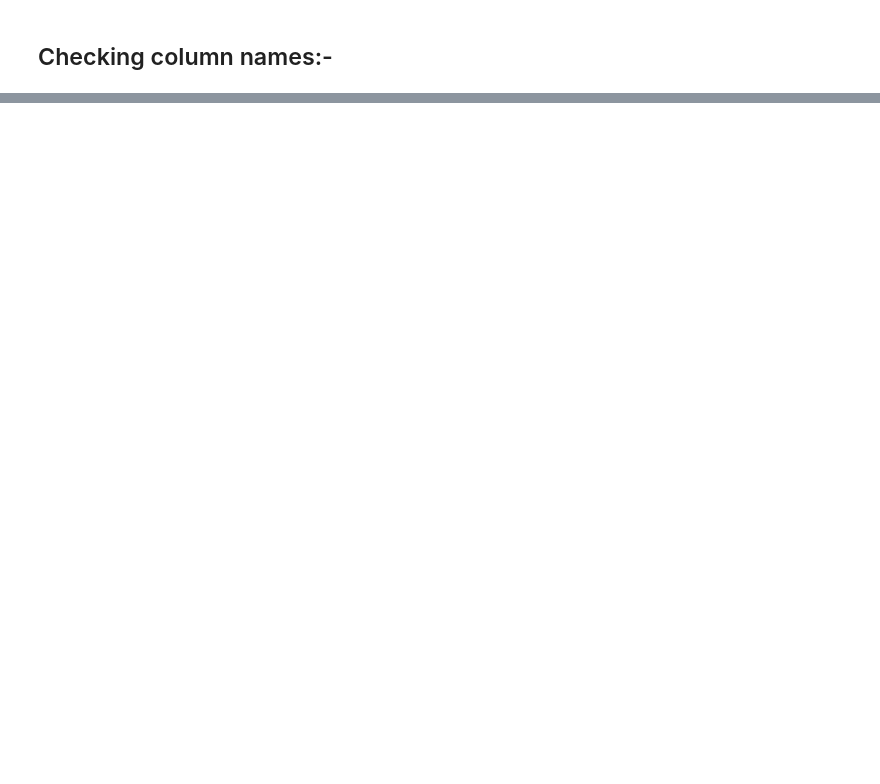
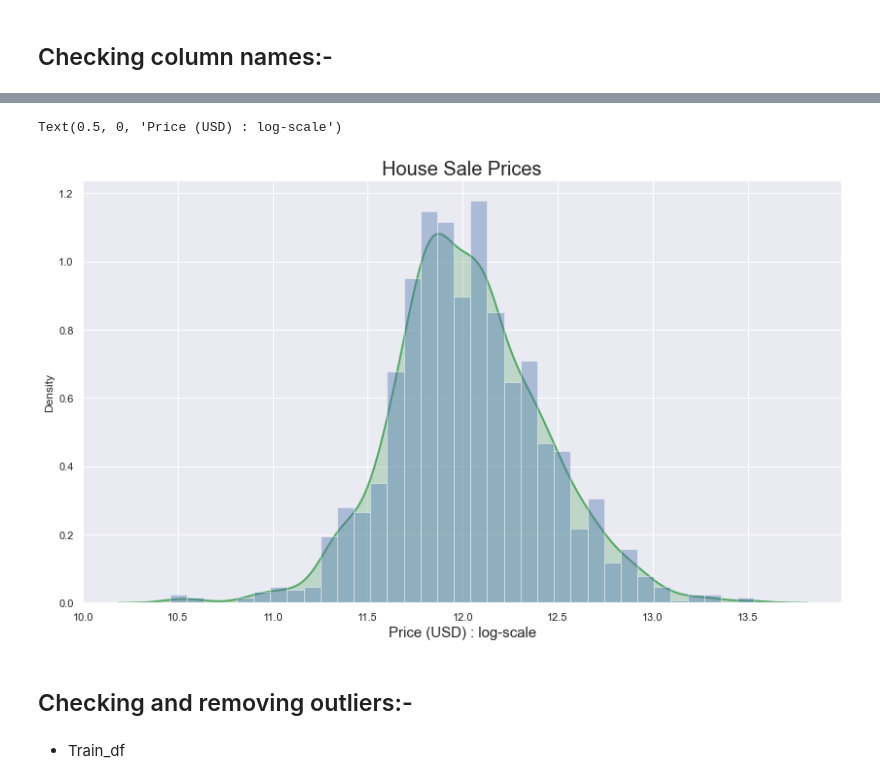
Before and after one commit to suhitasva/ML_Project, a Jupyter notebook: EDA_basic_cleanup.ipynb, the cells around one changed output, grey strips where cells are left out. Drawn from its saved outputs; the diff is of its cells as text; code cells hidden in the pictures; blank space fills up the shorter version.

Commit message:
Loaded and reviewed dataset, and handled null values and outliers

```diff
--- a/EDA_basic_cleanup.ipynb
+++ b/EDA_basic_cleanup.ipynb
@@ -75,0 +167,14 @@ Index(['Id', 'MSSubClass', 'MSZoning', 'LotFrontage', 'LotArea', 'Street',
+# %%
+sns.set(rc={"figure.figsize":(14, 8)})
+sns.distplot(np.log(train_df["SalePrice"]),\
+                    kde=True, \
+                    kde_kws={"color": "g", "alpha": 0.3, "linewidth": 2, "shade": True})\
+            .set_title("House Sale Prices",fontsize = 20)
+plt.xlabel("Price (USD) : log-scale", fontsize = 15)
+# %% [output]
+Text(0.5, 0, 'Price (USD) : log-scale')
+[figure, added]
+# %% [markdown]
+## Checking and removing outliers:-
+# %% [markdown]
+- Train_df
```
Also changed, not shown: parts of 70 cells of this notebook.
